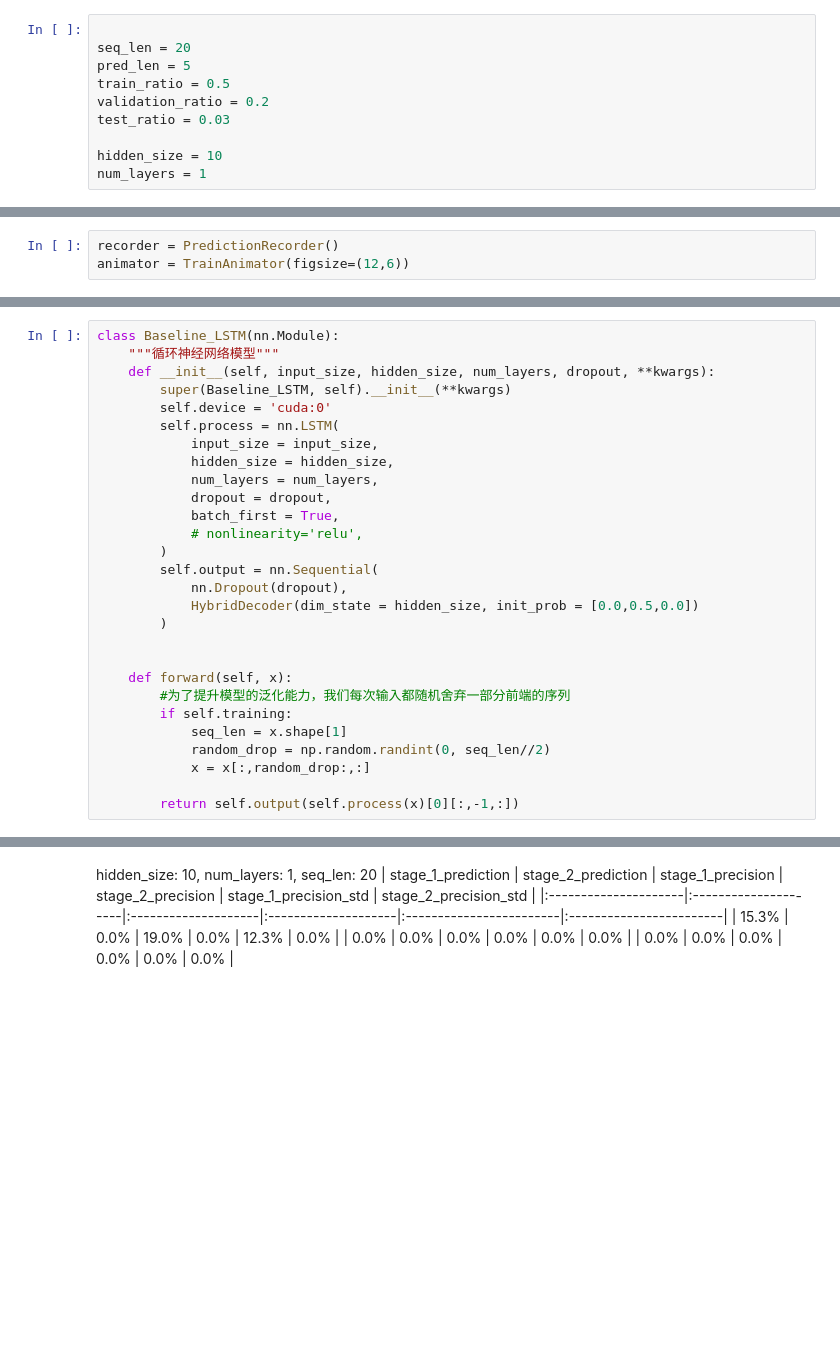
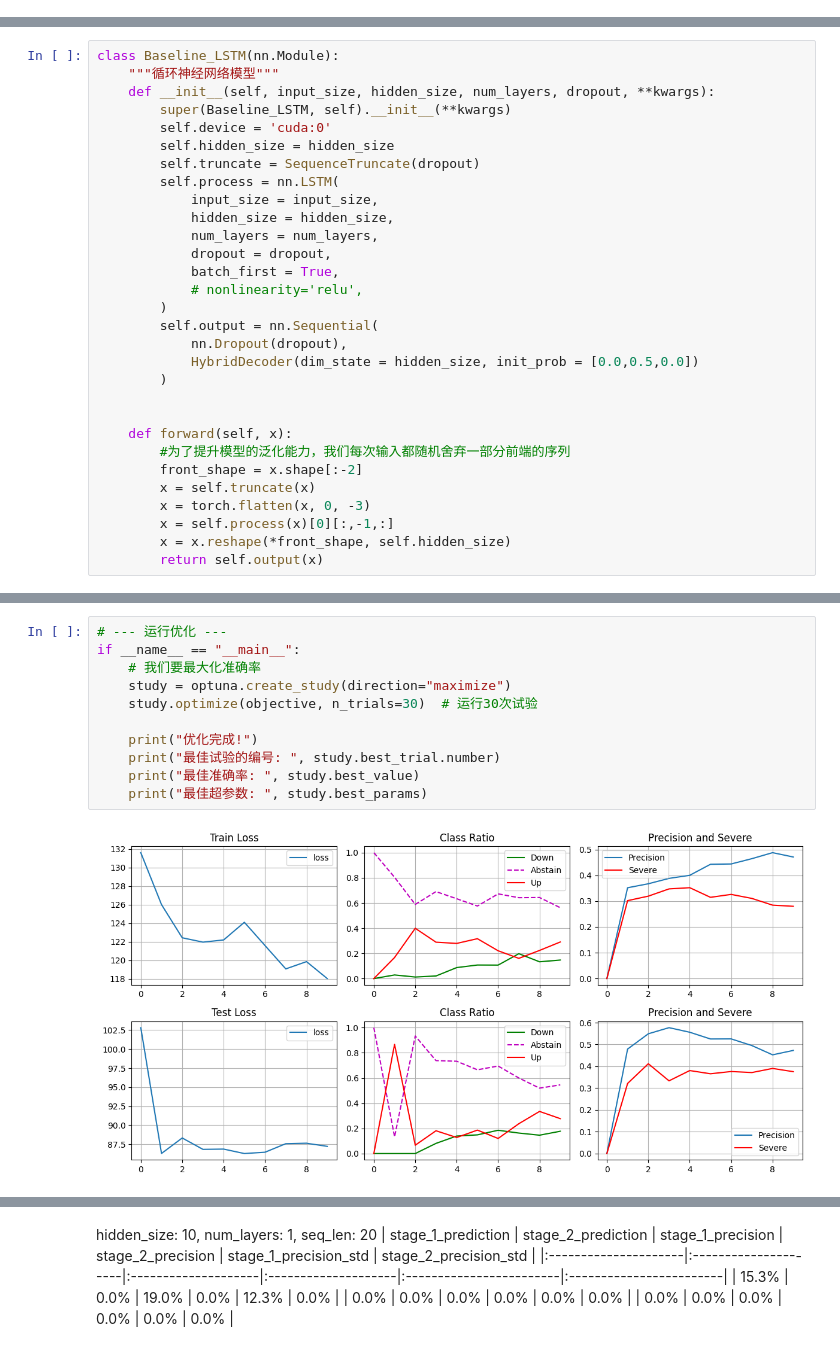
Before and after one commit to FerdinandEoverm/Index_Future_Prediction, a Jupyter notebook: RNN model/LSTM.ipynb, the cells around one changed output, grey strips where cells are left out. Drawn from its saved outputs; the diff is of its cells as text; blank space fills up the shorter version.

Commit message:
update optuna

```diff
--- a/RNN model/LSTM.ipynb
+++ b/RNN model/LSTM.ipynb
@@ -30,10 +20,0 @@ assets_list = ['IH.CFX', 'IF.CFX', 'IC.CFX',]
-# %%
-
-seq_len = 20
-pred_len = 5
-train_ratio = 0.5
-validation_ratio = 0.2
-test_ratio = 0.03
-
-hidden_size = 10
-num_layers = 1
@@ -65,3 +20,0 @@ torch.Size([2603, 3, 10]) torch.Size([2603, 3, 4])
-# %%
-recorder = PredictionRecorder()
-animator = TrainAnimator(figsize=(12,6))
@@ -73,6 +24,8 @@ class Baseline_LSTM(nn.Module):
     def __init__(self, input_size, hidden_size, num_layers, dropout, **kwargs):
         super(Baseline_LSTM, self).__init__(**kwargs)
         self.device = 'cuda:0'
+        self.hidden_size = hidden_size
+        self.truncate = SequenceTruncate(dropout)
         self.process = nn.LSTM(
             input_size = input_size,
             hidden_size = hidden_size,
@@ -89,9 +42,9 @@ class Baseline_LSTM(nn.Module):
 
     def forward(self, x):
         #为了提升模型的泛化能力，我们每次输入都随机舍弃一部分前端的序列
-        if self.training:
-            seq_len = x.shape[1]
-            random_drop = np.random.randint(0, seq_len//2)
-            x = x[:,random_drop:,:]
-
-        return self.output(self.process(x)[0][:,-1,:])
+        front_shape = x.shape[:-2]
+        x = self.truncate(x)
+        x = torch.flatten(x, 0, -3)
+        x = self.process(x)[0][:,-1,:]
+        x = x.reshape(*front_shape, self.hidden_size)
+        return self.output(x)
@@ -142 +116,14 @@ for i in range(10):
+# %%
+# --- 运行优化 ---
+if __name__ == "__main__":
+    # 我们要最大化准确率
+    study = optuna.create_study(direction="maximize")
+    study.optimize(objective, n_trials=30)  # 运行30次试验
+
+    print("优化完成!")
+    print("最佳试验的编号: ", study.best_trial.number)
+    print("最佳准确率: ", study.best_value)
+    print("最佳超参数: ", study.best_params)
+# %% [output]
+[figure, added]
 # %%
```
Also changed, not shown: parts of 7 cells of this notebook, 16 other files.
